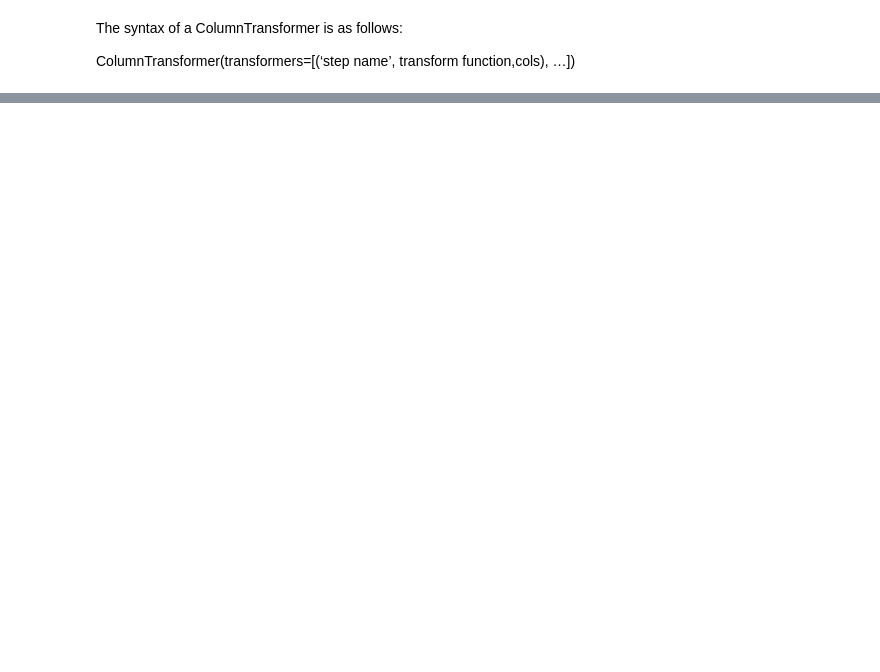
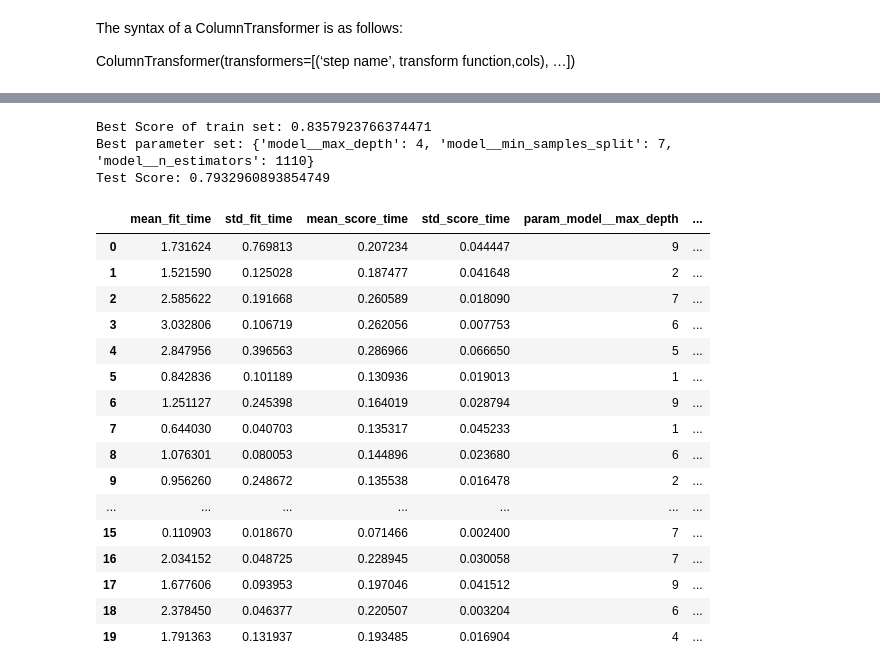
Before and after one commit to bertlem/teaching, a Jupyter notebook: pipeline_1,5.ipynb, the cells around one changed output, grey strips where cells are left out. Saved outputs shown, nothing was run; the diff lists cells and outputs as text; code cells hidden in the pictures; blank space fills up the shorter version.

```diff
--- a/pipeline_1,5.ipynb
+++ b/pipeline_1,5.ipynb
@@ -569,0 +799,4 @@ test = preformater.transform(data)
+# %%
+hyper_params = {'model__n_estimators' : randint(low=5, high=2000),
+                'model__max_depth' : randint(low=1, high=10),
+                'model__min_samples_split' : randint(low=2, high=10),}
@@ -569,0 +805,4 @@ test = preformater.transform(data)
+# %%
+rs = RandomizedSearchCV(full_pipeline, hyper_params, cv=5, scoring='accuracy', n_iter=20)
+# n_iter=20 indicates that the RandomizedSearch will iterate 20 times before stopping the search for the best parameters
+rs.fit(X_train, y_train)
@@ -569,0 +829,28 @@ test = preformater.transform(data)
+# %%
+print("Best Score of train set: "+str(rs.best_score_))
+print("Best parameter set: "+str(rs.best_params_))
+print("Test Score: "+str(rs.score(X_test,y_test)))
+# %% [output]
+Best Score of train set: 0.8357923766374471
+Best parameter set: {'model__max_depth': 4, 'model__min_samples_split': 7, 'model__n_estimators': 1110}
+Test Score: 0.7932960893854749
+# %%
+pd.DataFrame(rs.cv_results_)
+# %% [output]
+|  | mean_fit_time | std_fit_time | mean_score_time | std_score_time | param_model__max_depth | ... |
+| 0 | 1.731624 | 0.769813 | 0.207234 | 0.044447 | 9 | ... |
+| 1 | 1.521590 | 0.125028 | 0.187477 | 0.041648 | 2 | ... |
+| 2 | 2.585622 | 0.191668 | 0.260589 | 0.018090 | 7 | ... |
+| 3 | 3.032806 | 0.106719 | 0.262056 | 0.007753 | 6 | ... |
+| 4 | 2.847956 | 0.396563 | 0.286966 | 0.066650 | 5 | ... |
+| 5 | 0.842836 | 0.101189 | 0.130936 | 0.019013 | 1 | ... |
+| 6 | 1.251127 | 0.245398 | 0.164019 | 0.028794 | 9 | ... |
+| 7 | 0.644030 | 0.040703 | 0.135317 | 0.045233 | 1 | ... |
+| 8 | 1.076301 | 0.080053 | 0.144896 | 0.023680 | 6 | ... |
+| 9 | 0.956260 | 0.248672 | 0.135538 | 0.016478 | 2 | ... |
+| ... | ... | ... | ... | ... | ... | ... |
+| 15 | 0.110903 | 0.018670 | 0.071466 | 0.002400 | 7 | ... |
+| 16 | 2.034152 | 0.048725 | 0.228945 | 0.030058 | 7 | ... |
+| 17 | 1.677606 | 0.093953 | 0.197046 | 0.041512 | 9 | ... |
+| 18 | 2.378450 | 0.046377 | 0.220507 | 0.003204 | 6 | ... |
+| 19 | 1.791363 | 0.131937 | 0.193485 | 0.016904 | 4 | ... |
```
Also changed, not shown: parts of 73 cells of this notebook.
